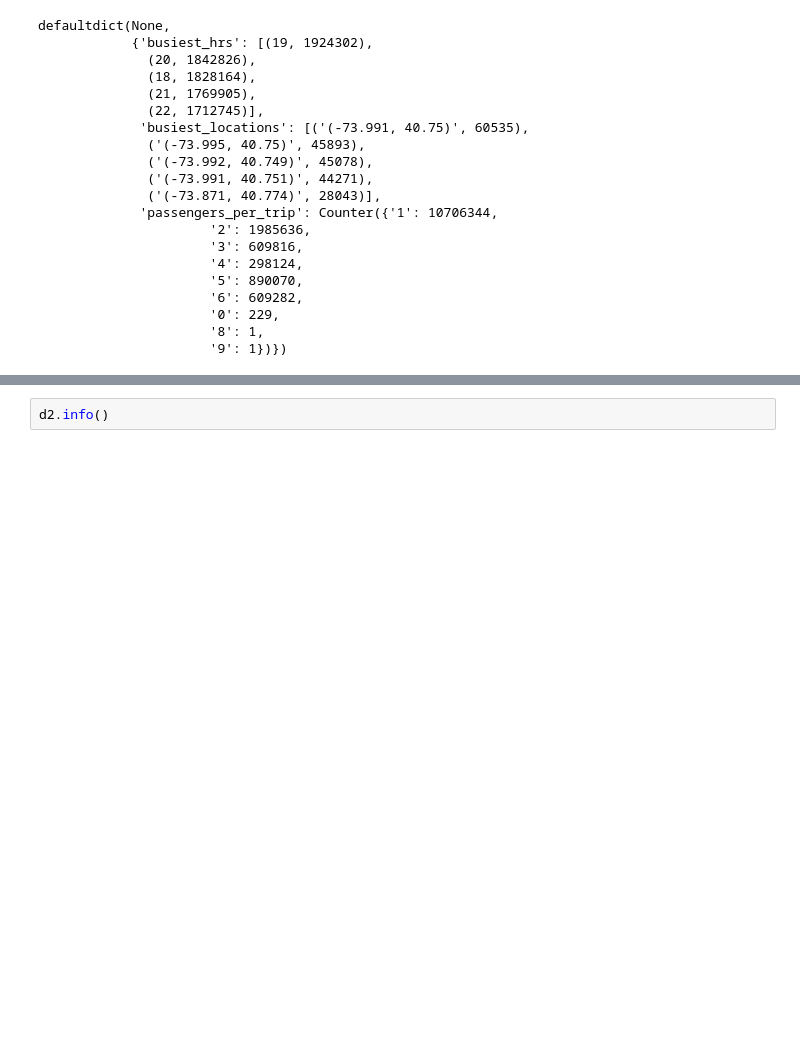
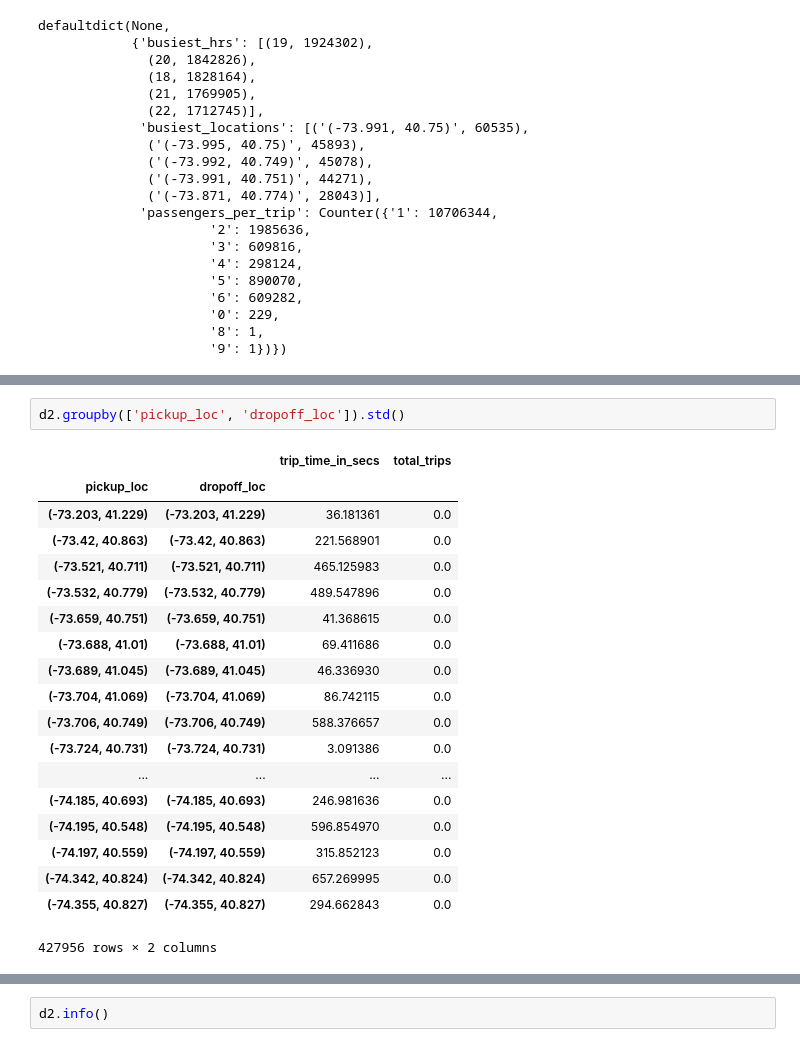
Before and after one commit to eeghor/cbataxi, a Jupyter notebook: cbataxi.ipynb, the cells around one changed output, grey strips where cells are left out. Saved outputs shown, nothing was run; the diff lists cells and outputs as text; blank space fills up the shorter version.

Commit message:
surprise trip

```diff
--- a/cbataxi.ipynb
+++ b/cbataxi.ipynb
@@ -396,0 +480,22 @@ d1.head()
+# %%
+d2.groupby(['pickup_loc', 'dropoff_loc']).std()
+# %% [output]
+|  |  | trip_time_in_secs | total_trips |
+| pickup_loc | dropoff_loc |  |  |
+| (-73.203, 41.229) | (-73.203, 41.229) | 36.181361 | 0.0 |
+| (-73.42, 40.863) | (-73.42, 40.863) | 221.568901 | 0.0 |
+| (-73.521, 40.711) | (-73.521, 40.711) | 465.125983 | 0.0 |
+| (-73.532, 40.779) | (-73.532, 40.779) | 489.547896 | 0.0 |
+| (-73.659, 40.751) | (-73.659, 40.751) | 41.368615 | 0.0 |
+| (-73.688, 41.01) | (-73.688, 41.01) | 69.411686 | 0.0 |
+| (-73.689, 41.045) | (-73.689, 41.045) | 46.336930 | 0.0 |
+| (-73.704, 41.069) | (-73.704, 41.069) | 86.742115 | 0.0 |
+| (-73.706, 40.749) | (-73.706, 40.749) | 588.376657 | 0.0 |
+| (-73.724, 40.731) | (-73.724, 40.731) | 3.091386 | 0.0 |
+| ... | ... | ... | ... |
+| (-74.185, 40.693) | (-74.185, 40.693) | 246.981636 | 0.0 |
+| (-74.195, 40.548) | (-74.195, 40.548) | 596.854970 | 0.0 |
+| (-74.197, 40.559) | (-74.197, 40.559) | 315.852123 | 0.0 |
+| (-74.342, 40.824) | (-74.342, 40.824) | 657.269995 | 0.0 |
+| (-74.355, 40.827) | (-74.355, 40.827) | 294.662843 | 0.0 |
+427956 rows × 2 columns
```
Also changed, not shown: parts of 12 cells of this notebook.
